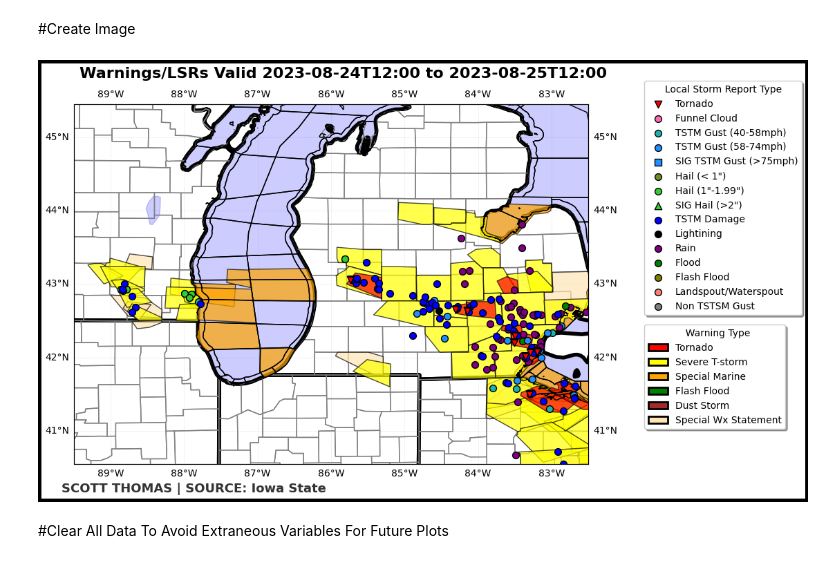
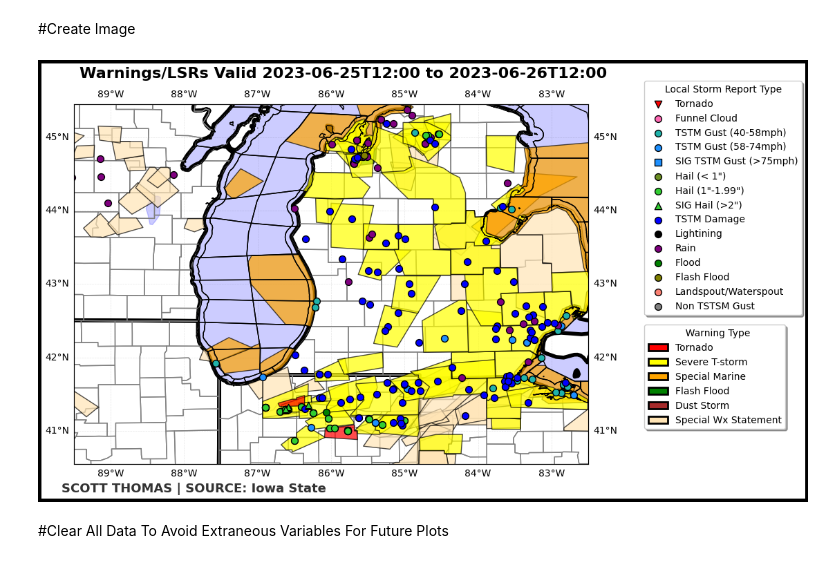
Before and after one commit to scottthomaswx/WarningPlotter, a Jupyter notebook: Warning_Plotter.ipynb, the cells around one changed output. Saved outputs shown, nothing was run; the diff lists cells and outputs as text; code cells hidden in the pictures.

```diff
--- a/Warning_Plotter.ipynb
+++ b/Warning_Plotter.ipynb
@@ -49,8 +27,8 @@ import numpy as np
 # @markdown # Start and End Date/Time Selection
 # @markdown ## Enter in the format YYYY-MM-DDT:HH:MM
 
-Begins = '2023-08-24T12:00' #@param {type:"string"}
-Ends = '2023-08-25T12:00' #@param {type:"string"}
+Begins = '2023-06-25T12:00' #@param {type:"string"}
+Ends = '2023-06-26T12:00' #@param {type:"string"}
 
 WestLong = -89.5 # @param {type:"number"}
 EastLong = -82.5 # @param {type:"number"}
@@ -147,7 +125,9 @@ ax.scatter(y = SIGTSGSR['LAT'], x = SIGTSGSR['LON'], zorder=1001, color = 'dodge
 ax.scatter(y = HALSR['LAT'], x = HALSR['LON'], zorder=999, color = 'olivedrab', label = 'Hail (< 1")', s = 50, edgecolor = 'black')
 ax.scatter(y = HALSR['LAT'], x = HALSR['LON'], zorder=1000, color = 'limegreen', label = 'Hail (1"-1.99")', s = 50, edgecolor = 'black')
 ax.scatter(y = SIGHALSR['LAT'], x = SIGHALSR['LON'], zorder=1001, color = 'limegreen', label = 'SIG Hail (>2")', marker = '^', edgecolor = 'black', s = 55)
+ax.scatter(y = SSMTGSR['LAT'], x = SSMTGSR['LON'], zorder=999, color = 'lightseagreen', s = 50, edgecolor = 'black')
 ax.scatter(y = MTGSR['LAT'], x = MTGSR['LON'], zorder=999, color = 'dodgerblue', s = 50, edgecolor = 'black')
+ax.scatter(y = SIGMTGSR['LAT'], x = SIGMTGSR['LON'], zorder=999, color = 'dodgerblue', s = 50, edgecolor = 'black', marker = 's',)
 ax.scatter(y = TSDSR['LAT'], x = TSDSR['LON'], zorder=1000, color = 'blue', label = 'TSTM Damage', s = 50, edgecolor = 'black')
 ax.scatter(y = LTGSR['LAT'], x = LTGSR['LON'], zorder=999, color = 'black', label = 'Lightining', s = 50, edgecolor = 'black')
 ax.scatter(y = RANSR['LAT'], x = RANSR['LON'], zorder=999, color = 'purple', label = 'Rain', s = 50, edgecolor = 'black')
@@ -160,34 +140,34 @@ TORW = mpatches.Rectangle((0, 0), 1, 0.1, linewidth=2, edgecolor='black', faceco
 SMW = mpatches.Rectangle((0, 0), 1, 0.1, linewidth=2, edgecolor='black', facecolor='orange')
 SVRW = mpatches.Rectangle((0, 0), 1, 0.1, linewidth=2, edgecolor='black', facecolor='yellow')
 FFW = mpatches.Rectangle((0, 0), 1, 0.1, linewidth=2, edgecolor='black', facecolor='green')
 DSTW = mpatches.Rectangle((0, 0), 1, 0.1, linewidth=2, edgecolor='black', facecolor='brown')
 SPSW = mpatches.Rectangle((0, 0), 1, 0.1, linewidth=2, edgecolor='black', facecolor='#FFE4B5')
 
 axb.legend([TORW, SVRW, SMW, FFW, DSTW, SPSW], ['Tornado', 'Severe T-storm', 'Special Marine', 'Flash Flood', 'Dust Storm', 'Special Wx Statement'],
             loc='upper left', fontsize=10, facecolor='white', markerscale=8,
             labelcolor='k', title='  Warning Type', title_fontsize=10,
            bbox_to_anchor=(1.10, 0.4), fancybox=True, shadow=True,).set_zorder(10)
 
 ax.coastlines(color='black',resolution='10m',zorder=99)
 ax.add_feature(cfeat.STATES.with_scale('50m'),edgecolor='black', zorder=9, linewidth = 4)
 ax.add_feature(USCOUNTIES, facecolor='None', edgecolor='gray', zorder=9)
 lake = cfeat.NaturalEarthFeature('physical', 'lakes', '50m', edgecolor='blue', facecolor='blue', alpha=0.2)
 ax.add_feature(lake)
 plt.figtext(0.11, 0.23, f'SCOTT THOMAS | SOURCE: Iowa State', weight='bold', color='black', fontsize=13, ha='left', alpha=0.8)
 plt.figtext(0.45, 0.73, f'Warnings/LSRs Valid {Begins} to {Ends}', ha='center', weight='bold', fontsize=16)
 gl = ax.gridlines(draw_labels = True, x_inline = False, y_inline = False, rotate_labels = False, linewidth = 0.5, linestyle = '--', color = 'black', alpha = 0.1)
 gl.x_labels_top = False
 gl.x_labels_bottom = True
 axb.grid(False)
 axb.set_xticks([])
 axb.set_yticks([])
 box1 = ax.get_position()
 ax.set_position([box1.x0, box1.y0, box1.width * 0.8, box1 .height*0.95])
 ax.legend(loc='lower left', bbox_to_anchor=(1.10, 0.4),
     ncol=1, fancybox=True, shadow=True, title = 'Local Storm Report Type')
 plt.savefig(f'WarningsLSRs{Ends}.png', bbox_inches = 'tight')
 # %% [output]
-[figure, old version]
+[figure, new version]
 # %% [markdown]
 #Clear All Data To Avoid Extraneous Variables For Future Plots
 # %%
```
Also changed, not shown: parts of 2 cells of this notebook.
